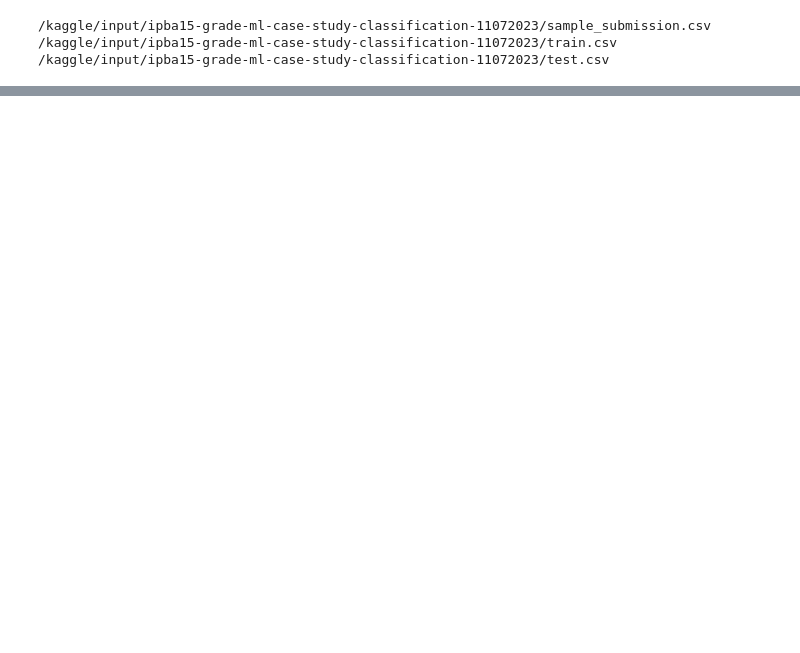
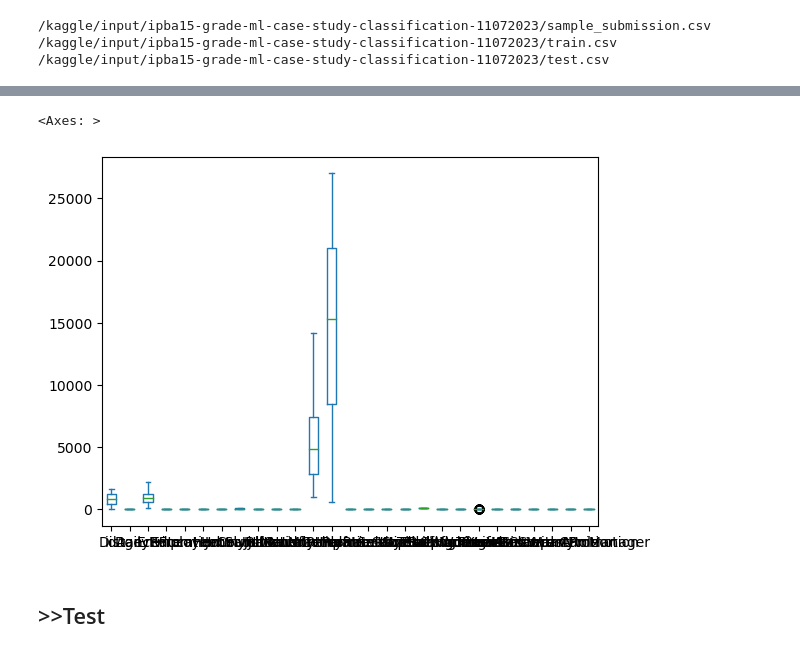
Before and after one commit to pratik-ka-git/Kaggle, a Jupyter notebook: ml-attrition.ipynb, the cells around one changed output, grey strips where cells are left out. Saved outputs shown, nothing was run; the diff lists cells and outputs as text; code cells hidden in the pictures; blank space fills up the shorter version.

```diff
--- a/ml-attrition.ipynb
+++ b/ml-attrition.ipynb
@@ -12,0 +179,7 @@ for dirname, _, filenames in os.walk('/kaggle/input'):
+# %%
+train[train_numerical].plot.box()
+# %% [output]
+<Axes: >
+[figure, added]
+# %% [markdown]
+## >>Test
```
Also changed, not shown: parts of 33 cells of this notebook.
